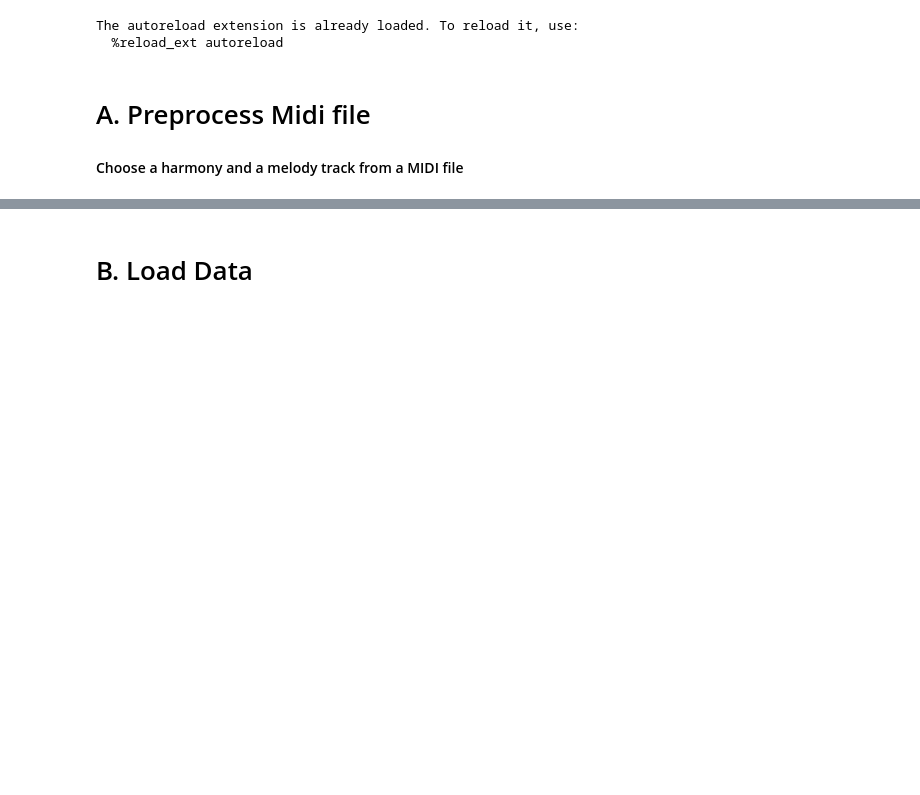
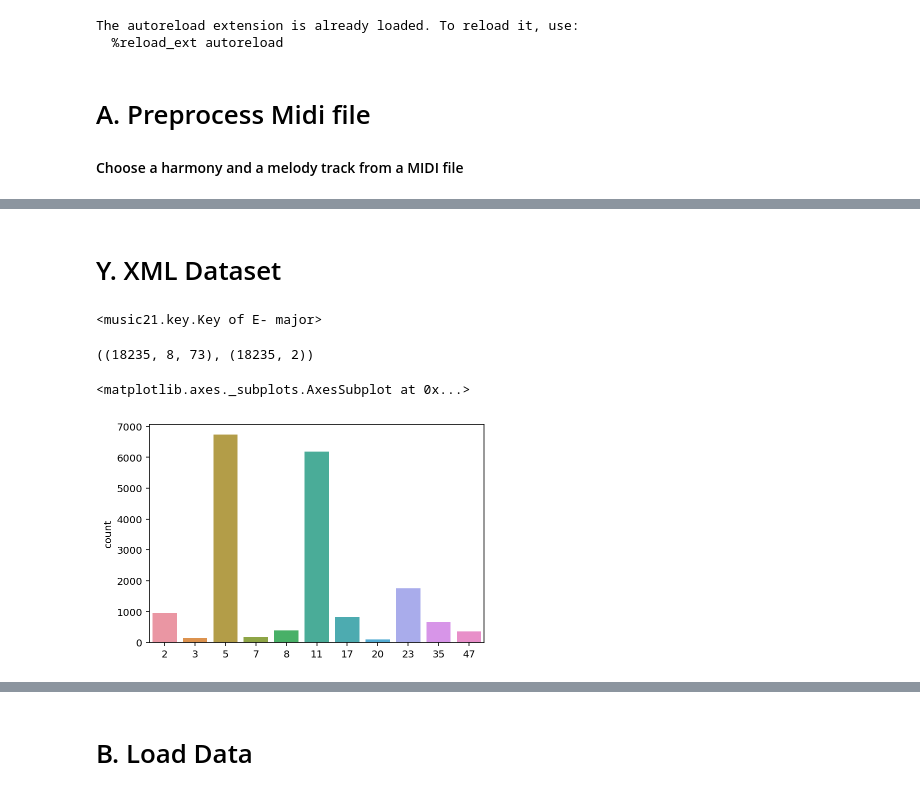
Before and after one commit to pdywilson/jambuddy, a Jupyter notebook: aJamBuddy6withHeuristic.ipynb, the cells around one changed output, grey strips where cells are left out. Cells and saved outputs as stored; diff of their text form; code cells hidden in the pictures; blank space fills up the shorter version.

```diff
--- a/aJamBuddy6withHeuristic.ipynb
+++ b/aJamBuddy6withHeuristic.ipynb
@@ -433,0 +480,2 @@ encodingDict = {
+# %% [markdown]
+# Y. XML Dataset
@@ -433,0 +488,38 @@ encodingDict = {
+# %%
+xfolder = 'datasets/Wikifonia/'
+xfiles = [file for file in os.listdir(xfolder)]
+x = xfolder+xfiles[0]
+score = converter.parse(x)
+score.analyze('key')
+# %% [output]
+<music21.key.Key of E- major>
+# %%
+modulation = True
+
+for i, file in enumerate(xfiles[:10]):
+#     print(i, file)
+    processed = processMXL(xfolder,file)
+    if modulation == True:
+        for mod_i in range(12): # modulate
+            processed = modulate(processed, modulate = mod_i)
+            sequences, labels = getInputSequences(processed, padding=False, seq_len=8)
+            if labels.shape[0]>0:
+                X = sequences if i==0 else np.concatenate((X, sequences))
+                y = labels if i==0 else np.concatenate((y, labels))
+    else:
+        sequences, labels = getInputSequences(processed, padding=False, seq_len=8)
+        if labels.shape[0] > 0:
+            X = sequences if i==0 else np.concatenate((X, sequences))
+            y = labels if i==0 else np.concatenate((y, labels))
+
+X.shape, y.shape
+# %% [output]
+((18235, 8, 73), (18235, 2))
+# %%
+# stats of training data
+pitches = y[:,0]
+durations = y[:,1]
+sns.countplot(durations)
+# %% [output]
+<matplotlib.axes._subplots.AxesSubplot at 0x...>
+[figure, added]
```
Also changed, not shown: parts of 33 cells of this notebook, 2 other files.
